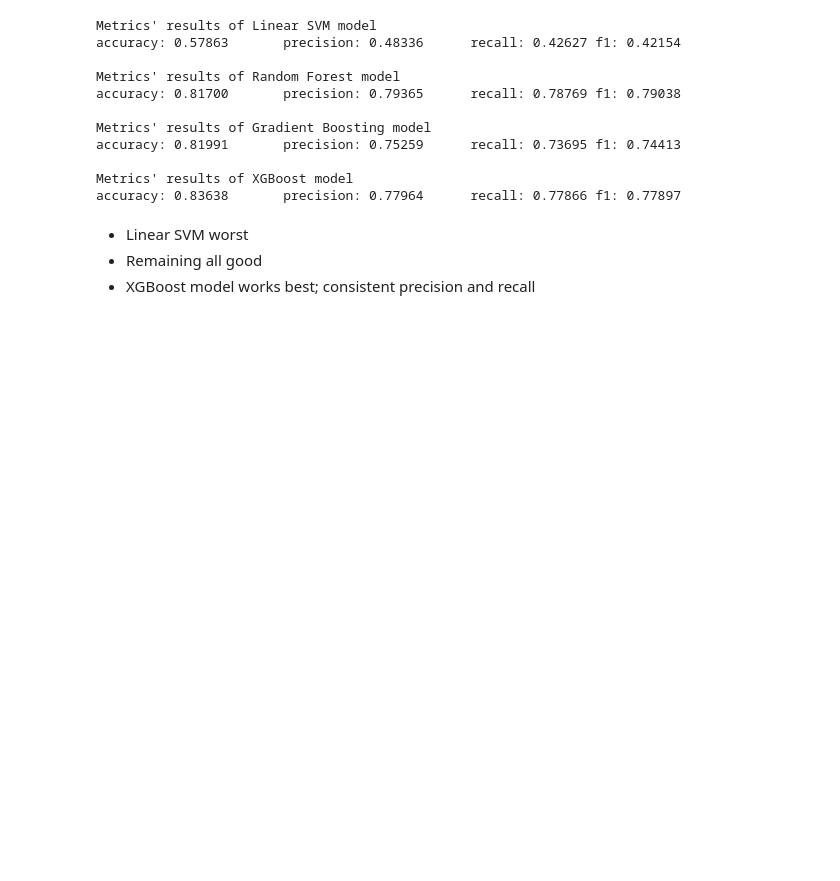
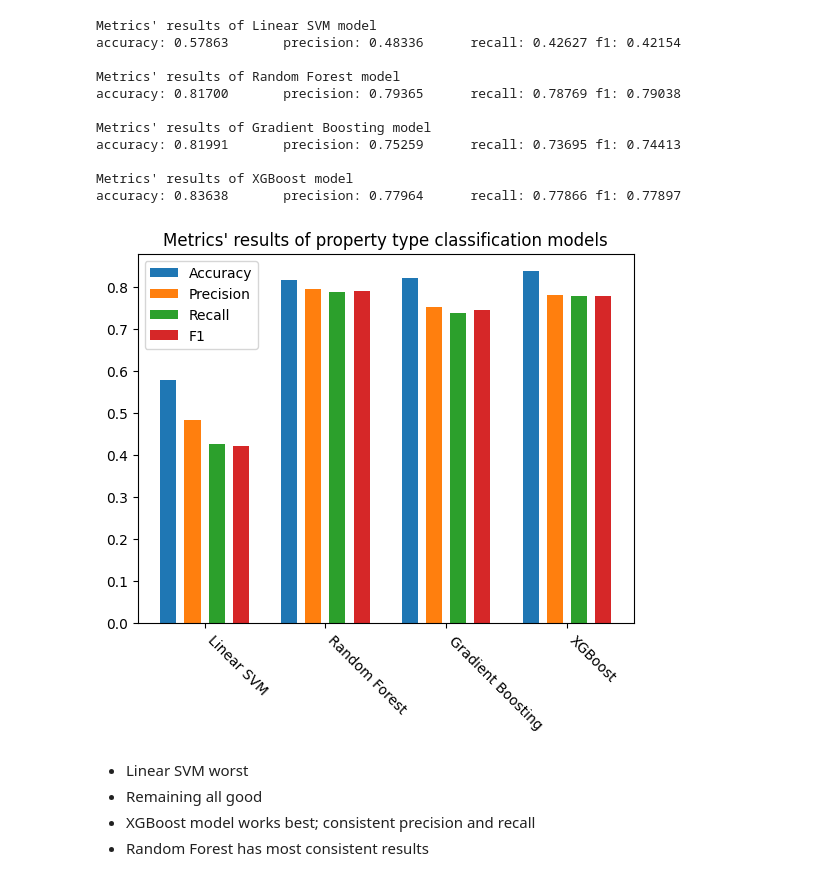
Before and after one commit to bachthetrollface/DataScienceProject, a Jupyter notebook: notebooks/testing.ipynb, the cells around one changed output. Drawn from its saved outputs; the diff is of its cells as text; code cells hidden in the pictures; blank space fills up the shorter version.

```diff
--- a/notebooks/testing.ipynb
+++ b/notebooks/testing.ipynb
@@ -253,7 +276,23 @@ accuracy: 0.81991       precision: 0.75259      recall: 0.73695 f1: 0.74413
 
 Metrics' results of XGBoost model
 accuracy: 0.83638       precision: 0.77964      recall: 0.77866 f1: 0.77897
+# %%
+fig, ax = plt.subplots()
+
+ax.bar((np.arange(len(model_names)) - 0.3)*1.5, [losses[model]['accuracy'] for model in model_names], width=0.2, label="Accuracy")
+ax.bar((np.arange(len(model_names)) - 0.1)*1.5, [losses[model]['precision'] for model in model_names], width=0.2, label="Precision")
+ax.bar((np.arange(len(model_names)) + 0.1)*1.5, [losses[model]['recall'] for model in model_names], width=0.2, label="Recall")
+ax.bar((np.arange(len(model_names)) + 0.3)*1.5, [losses[model]['f1'] for model in model_names], width=0.2, label="F1")
+
+ax.set_xticks(np.arange(len(model_names))*1.5, model_names, rotation=-45, ha='left')
+
+ax.set_title("Metrics' results of property type classification models")
+ax.legend()
+plt.show()
+# %% [output]
+[figure, added]
 # %% [markdown]
 - Linear SVM worst
 - Remaining all good
 - XGBoost model works best; consistent precision and recall
+- Random Forest has most consistent results
```
Also changed, not shown: parts of 7 cells of this notebook, 1 other file.
